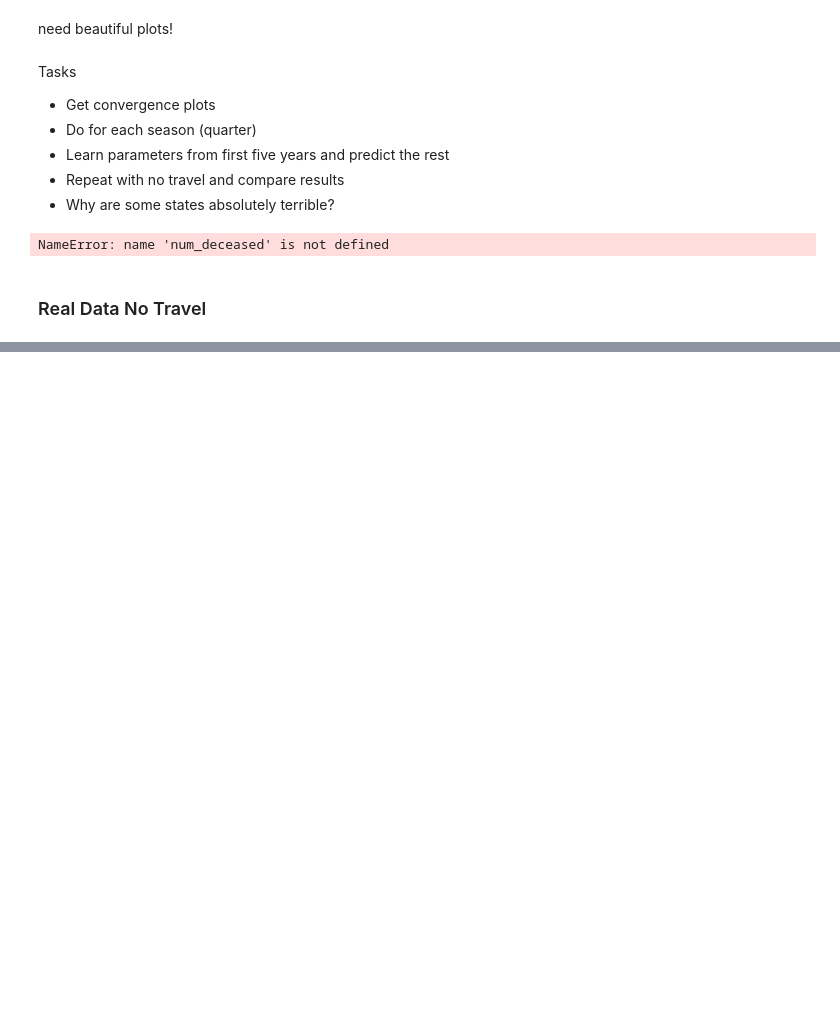
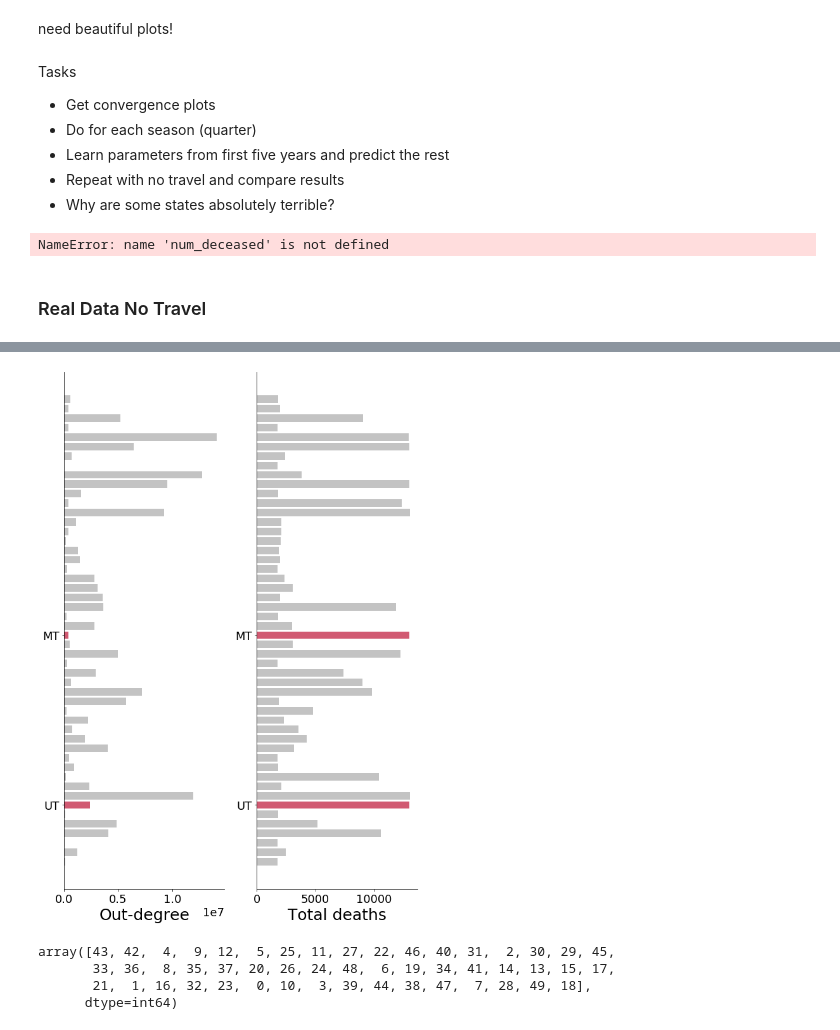
Before and after one commit to klepikhina/CSCI5352-AirTravelInfluenza, a Jupyter notebook: Code/simulations.ipynb, the cells around one changed output, grey strips where cells are left out. Cells and saved outputs as stored; diff of their text form; code cells hidden in the pictures; blank space fills up the shorter version.

```diff
--- a/Code/simulations.ipynb
+++ b/Code/simulations.ipynb
@@ -324,0 +351,5 @@ deceased_no_travel_df.to_csv('deceased_df_no_travel_real_data_3.csv')
+# %%
+plt.rcParams['axes.spines.right'] = False
+plt.rcParams['axes.spines.top'] = False
+plt.rc('xtick',labelsize=18)
+plt.rc('ytick',labelsize=18)
@@ -324,0 +358,60 @@ deceased_no_travel_df.to_csv('deceased_df_no_travel_real_data_3.csv')
+# %%
+num_deaths = np.zeros((50,))
+
+for ctrl_state_id in range(50):
+
+    A_spread = copy(A_dict)
+    for q in A_spread:
+        for A in A_spread[q]:
+            tmp = np.zeros((50, 50))
+            tmp[ctrl_state_id,: ] = A_spread[q][A][ctrl_state_id,: ]
+            A_spread[q][A] = copy(tmp)
+
+    p_vec = [0.07278656, 0.1854208, 0.96283932]
+    deaths = run_full_simulation(p_vec, A_spread, all_population, years, sim_quarter=-1)
+    num_deaths[ctrl_state_id] = np.sum(deaths) /deaths.shape[1]
+# %%
+fig, ax = plt.subplots(1, 2, figsize=(10, 15))
+
+ax[0].barh(range(50), closeness_centrality, color="dimgrey", alpha=0.4)
+
+# state_ids = [4, 5, 8, 9, 12, 25, 31, 42, 43, 46]
+state_ids = [25, 43]
+state_abbs = [stats_abb_ord_list[abb_id] for abb_id in state_ids]
+
+ax[0].barh(state_ids, closeness_centrality[state_ids], color="crimson", alpha=0.6)
+
+ax[0].set_yticks(state_ids)
+ax[0].set_yticklabels(state_abbs)
+
+ax[0].invert_yaxis()
+ax[0].set_xlabel("Out-degree", fontsize=25)
+
+
+ax[1].barh(range(50), num_deaths, color="dimgrey", alpha=0.4)
+
+# state_ids = list(np.argsort(num_deaths)[::-1][:6]) + [4, 8, 25, 31, 46]
+state_abbs = [stats_abb_ord_list[abb_id] for abb_id in state_ids]
+
+ax[1].barh(state_ids, num_deaths[state_ids], color="crimson", alpha=0.6)
+
+ax[1].set_yticks(state_ids)
+ax[1].set_yticklabels(state_abbs)
+# plt.xticks([0, 5e5, 1e6, 1.5e6], ["0", "0.5e6", "1e6", "1.5e6"])
+
+ax[1].set_xlabel("Total deaths", fontsize=25)
+
+ax[1].invert_yaxis()
+
+# plt.savefig("../figures/mt-ut-compare-centralities.PNG", dpi=200, bbox_inches="tight")
+
+plt.show()
+# %% [output]
+[figure, added]
+# %%
+np.argsort(num_deaths)[::-1]
+# %% [output]
+array([43, 42,  4,  9, 12,  5, 25, 11, 27, 22, 46, 40, 31,  2, 30, 29, 45,
+       33, 36,  8, 35, 37, 20, 26, 24, 48,  6, 19, 34, 41, 14, 13, 15, 17,
+       21,  1, 16, 32, 23,  0, 10,  3, 39, 44, 38, 47,  7, 28, 49, 18],
+      dtype=int64)
```
Also changed, not shown: parts of 15 cells of this notebook, 9 other files.
